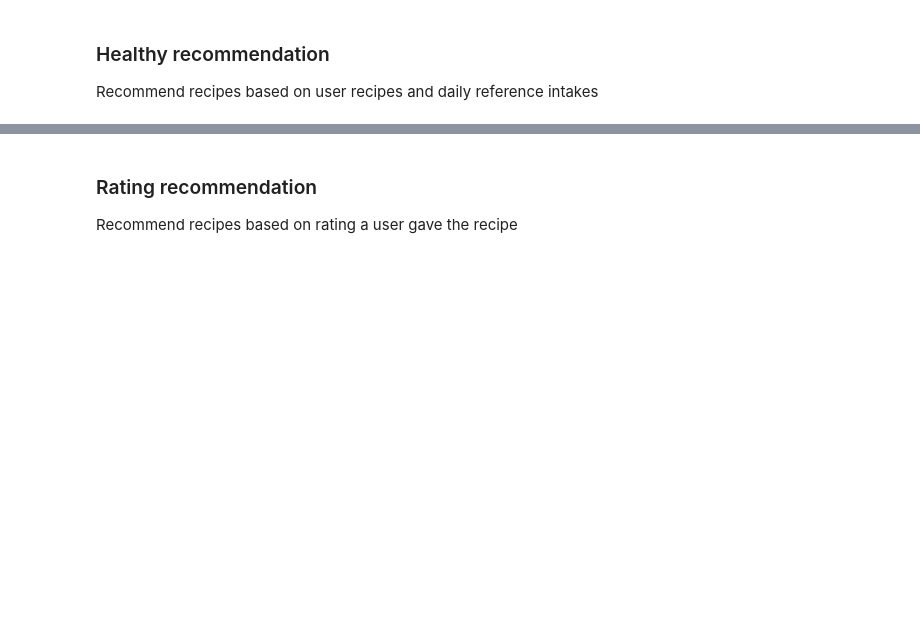
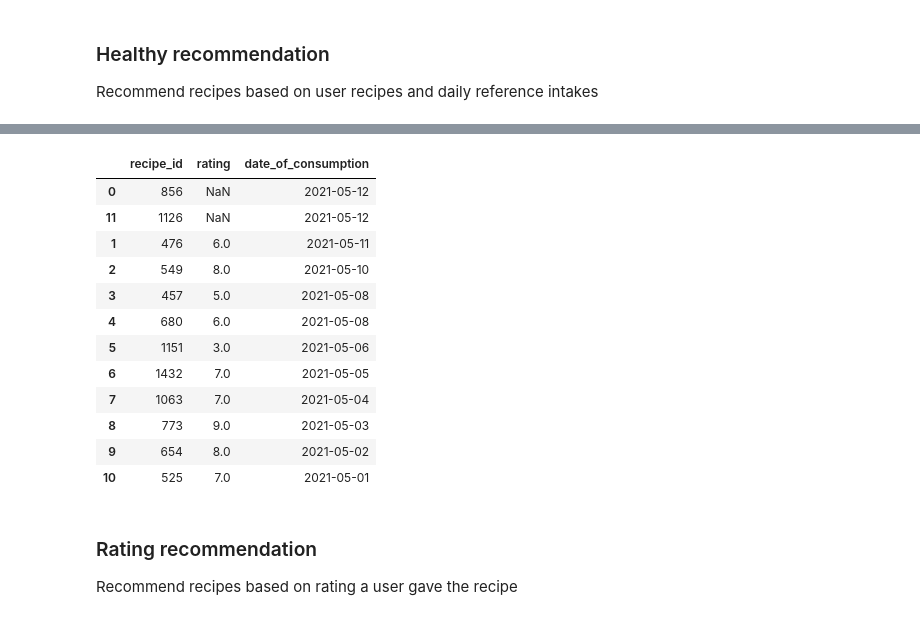
Before and after one commit to jellehuibregtse/recipe-recommendation-system, a Jupyter notebook: cookbook_ml.ipynb, the cells around one changed output, grey strips where cells are left out. Drawn from its saved outputs; the diff is of its cells as text; code cells hidden in the pictures; blank space fills up the shorter version.

```diff
--- a/cookbook_ml.ipynb
+++ b/cookbook_ml.ipynb
@@ -188,3 +195,21 @@ df_health_recommendation.sort_values(by='rating')
+# %%
+# Adding reccomended recipe to user recipes
+df_user_recipe = df_user_recipe.append({'recipe_id': df_health_recommendation.sort_values(by='rating', ascending=0).index[0], 'rating': np.nan, 'date_of_consumption': datetime.datetime.now().strftime("%Y-%m-%d")}, ignore_index=True).sort_values(by='date_of_consumption', ascending=0)
+df_user_recipe
+# %% [output]
+|  | recipe_id | rating | date_of_consumption |
+| 0 | 856 | NaN | 2021-05-12 |
+| 11 | 1126 | NaN | 2021-05-12 |
+| 1 | 476 | 6.0 | 2021-05-11 |
+| 2 | 549 | 8.0 | 2021-05-10 |
+| 3 | 457 | 5.0 | 2021-05-08 |
+| 4 | 680 | 6.0 | 2021-05-08 |
+| 5 | 1151 | 3.0 | 2021-05-06 |
+| 6 | 1432 | 7.0 | 2021-05-05 |
+| 7 | 1063 | 7.0 | 2021-05-04 |
+| 8 | 773 | 9.0 | 2021-05-03 |
+| 9 | 654 | 8.0 | 2021-05-02 |
+| 10 | 525 | 7.0 | 2021-05-01 |
 # %% [markdown]
 ### Rating recommendation
 Recommend recipes based on rating a user gave the recipe
```
Also changed, not shown: parts of 4 cells of this notebook.
